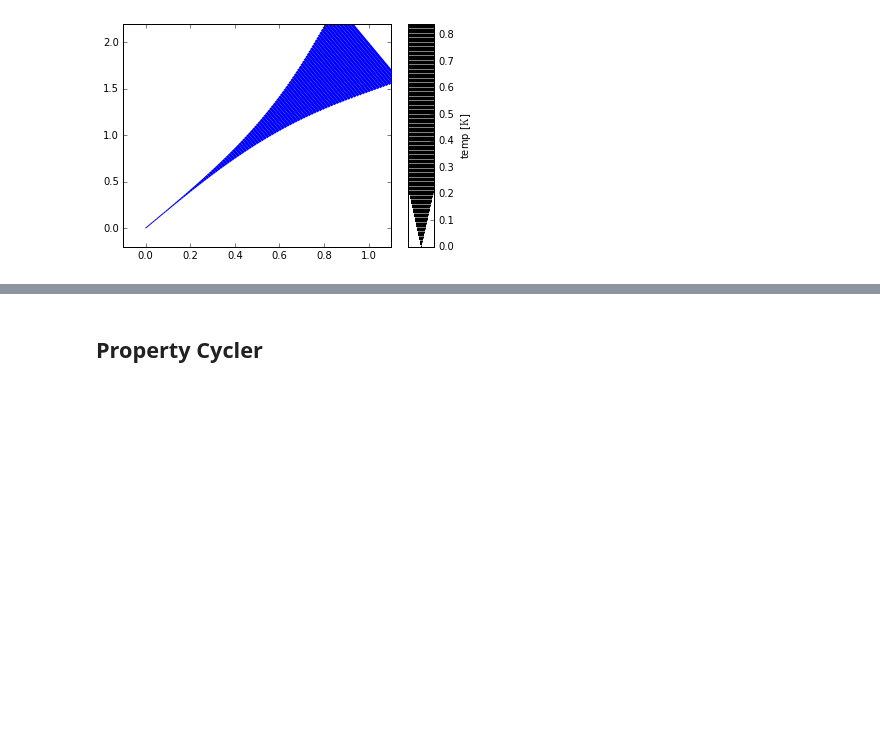
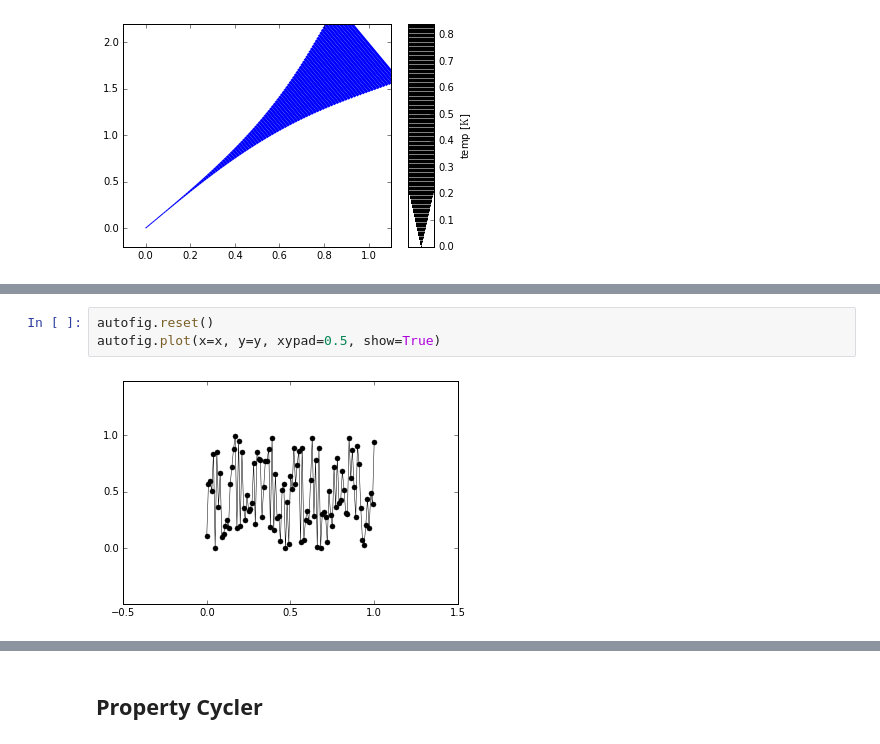
Before and after one commit to kecnry/autofig, a Jupyter notebook: examples/autofig_basics.ipynb, the cells around one changed output, grey strips where cells are left out. Cells and saved outputs as stored; diff of their text form; blank space fills up the shorter version.

```diff
--- a/examples/autofig_basics.ipynb
+++ b/examples/autofig_basics.ipynb
@@ -162,0 +195,5 @@ autofig.plot(x=x, y=2*x,
+# %%
+autofig.reset()
+autofig.plot(x=x, y=y, xypad=0.5, show=True)
+# %% [output]
+[figure, added]
```
Also changed, not shown: parts of 31 cells of this notebook, 2 other files.
